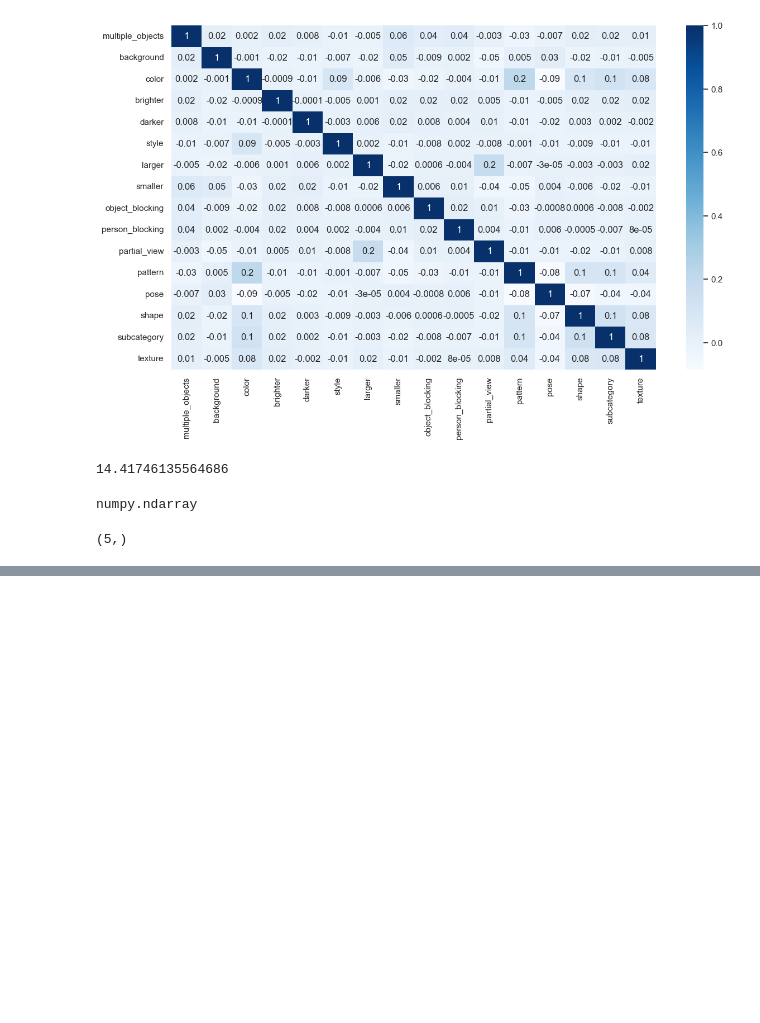
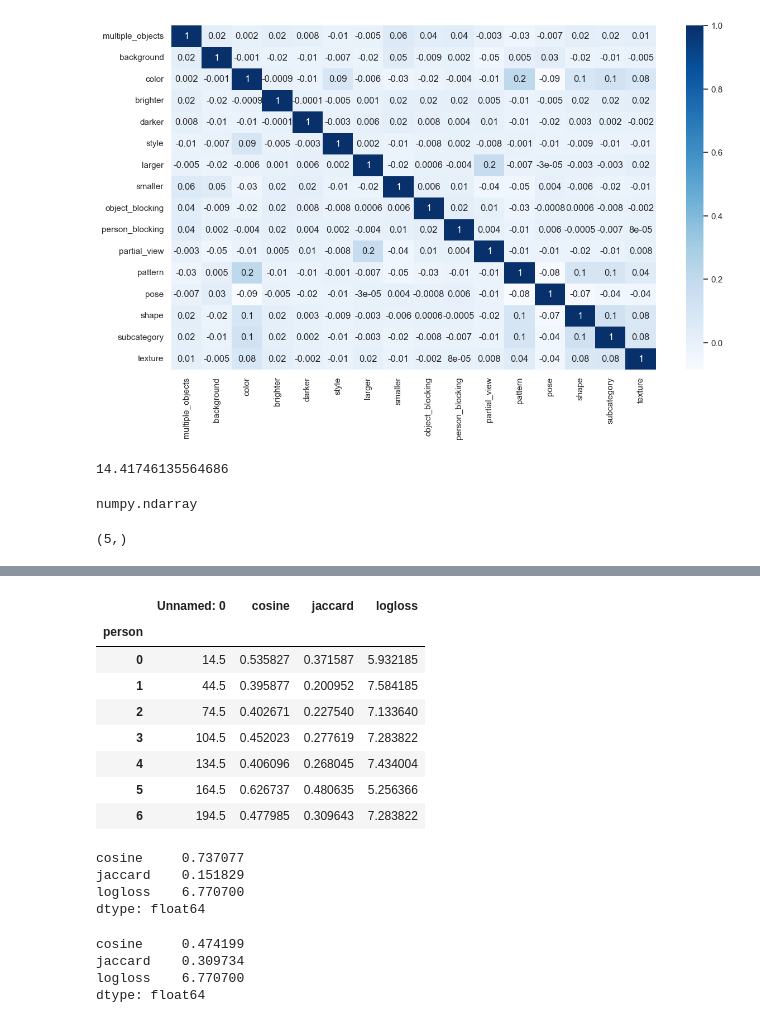
Before and after one commit to CarlAnSc/bachelor_project, a Jupyter notebook: Data_Analysis/GetValidationPics.ipynb, the cells around one changed output, grey strips where cells are left out. Cells and saved outputs as stored; diff of their text form; code cells hidden in the pictures; blank space fills up the shorter version.

```diff
--- a/Data_Analysis/GetValidationPics.ipynb
+++ b/Data_Analysis/GetValidationPics.ipynb
@@ -374,0 +446,26 @@ print(np.shape(pred))
+# %%
+df2.groupby('person').mean()
+# %% [output]
+|  | Unnamed: 0 | cosine | jaccard | logloss |
+| person |  |  |  |  |
+| 0 | 14.5 | 0.535827 | 0.371587 | 5.932185 |
+| 1 | 44.5 | 0.395877 | 0.200952 | 7.584185 |
+| 2 | 74.5 | 0.402671 | 0.227540 | 7.133640 |
+| 3 | 104.5 | 0.452023 | 0.277619 | 7.283822 |
+| 4 | 134.5 | 0.406096 | 0.268045 | 7.434004 |
+| 5 | 164.5 | 0.626737 | 0.480635 | 5.256366 |
+| 6 | 194.5 | 0.477985 | 0.309643 | 7.283822 |
+# %%
+df1.iloc[:,2:5].mean()
+# %% [output]
+cosine     0.737077
+jaccard    0.151829
+logloss    6.770700
+dtype: float64
+# %%
+df2.iloc[:,2:5].mean()
+# %% [output]
+cosine     0.474199
+jaccard    0.309734
+logloss    6.770700
+dtype: float64
```
Also changed, not shown: parts of 5 cells of this notebook, 7 other files.
